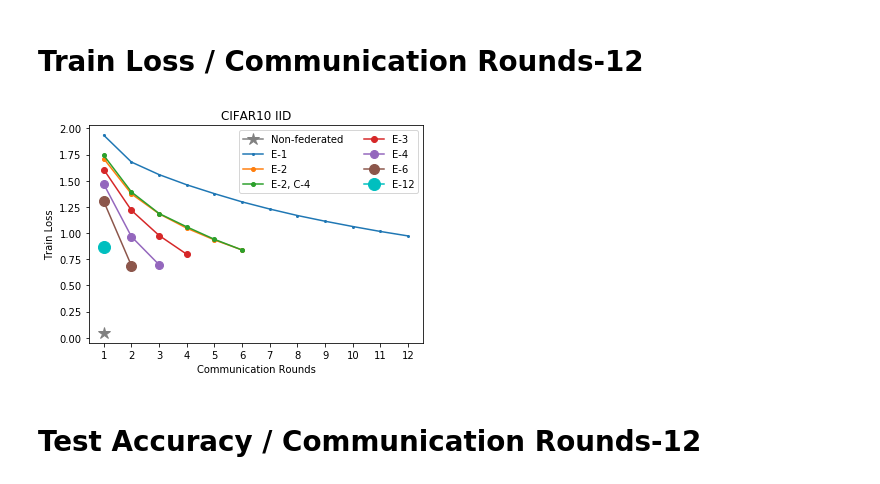
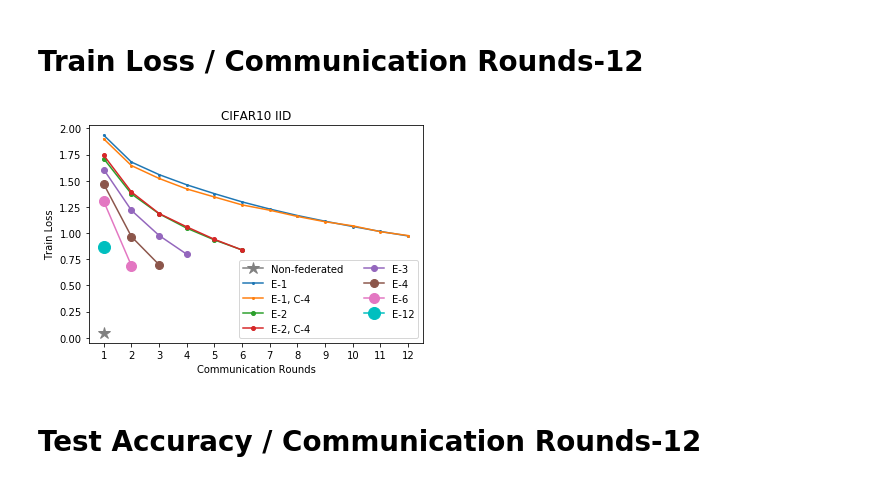
Before and after one commit to abogdanova/FedMed, a Jupyter notebook: Figures.ipynb, the cells around one changed output. Drawn from its saved outputs; the diff is of its cells as text; code cells hidden in the pictures.

```diff
--- a/Figures.ipynb
+++ b/Figures.ipynb
@@ -7,6 +7,7 @@ import numpy as np
 # %%
 loss_non_fed = [None,0.046573911333084105]
 loss_iid_E1 = [None,1.9355303, 1.6790457, 1.5591009, 1.4617914, 1.377197, 1.2985498, 1.2302358, 1.1683689, 1.113773, 1.0633456, 1.015893, 0.9731998]
+loss_iid_E1C4 = [None, 1.9001744, 1.6454167, 1.5224783, 1.4221473, 1.3453794, 1.2697442, 1.2189674, 1.1593635, 1.108856, 1.069857, 1.0136998, 0.9766627]
 loss_iid_E2 = [None,1.7114248, 1.3747084, 1.1848909, 1.0470626, 0.93492013, 0.83904773]
 loss_iid_E2C4 = [None, 1.7430321, 1.3931975, 1.1873047, 1.0599021, 0.94062823, 0.83849996]
 loss_iid_E3 = [None,1.6074595, 1.2174757, 0.9774349, 0.7979303]
@@ -16,21 +17,22 @@ loss_iid_E12 = [None,0.86730546]
 # %%
 plt.plot(loss_non_fed, color="grey",  marker='*', markersize = 12, label="Non-federated")
 plt.plot(loss_iid_E1, marker='o', label='E-1', markersize = 2)
+plt.plot(loss_iid_E1C4, marker='o', label='E-1, C-4', markersize = 2)
 plt.plot(loss_iid_E2, marker='o', label='E-2', markersize = 4)
 plt.plot(loss_iid_E2C4, marker='o', label='E-2, C-4', markersize = 4)
 plt.plot(loss_iid_E3, marker='o', label='E-3', markersize = 6)
 plt.plot(loss_iid_E4, marker='o', label='E-4', markersize = 8)
 plt.plot(loss_iid_E6, marker='o', label='E-6', markersize = 10)
 plt.plot(loss_iid_E12, 'co-', label='E-12', markersize=12)
 plt.xticks(np.arange(1, 13, step=1))
 plt.ylabel('Train Loss')
 plt.xlabel('Communication Rounds')
 
 plt.title("CIFAR10 IID")
 plt.legend(ncol=2)
 plt.show()
 # %% [output]
-[figure, old version]
+[figure, new version]
 # %% [markdown]
 # Test Accuracy / Communication Rounds-12
 # %%
```
Also changed, not shown: parts of 1 cell of this notebook, 9 other files.
